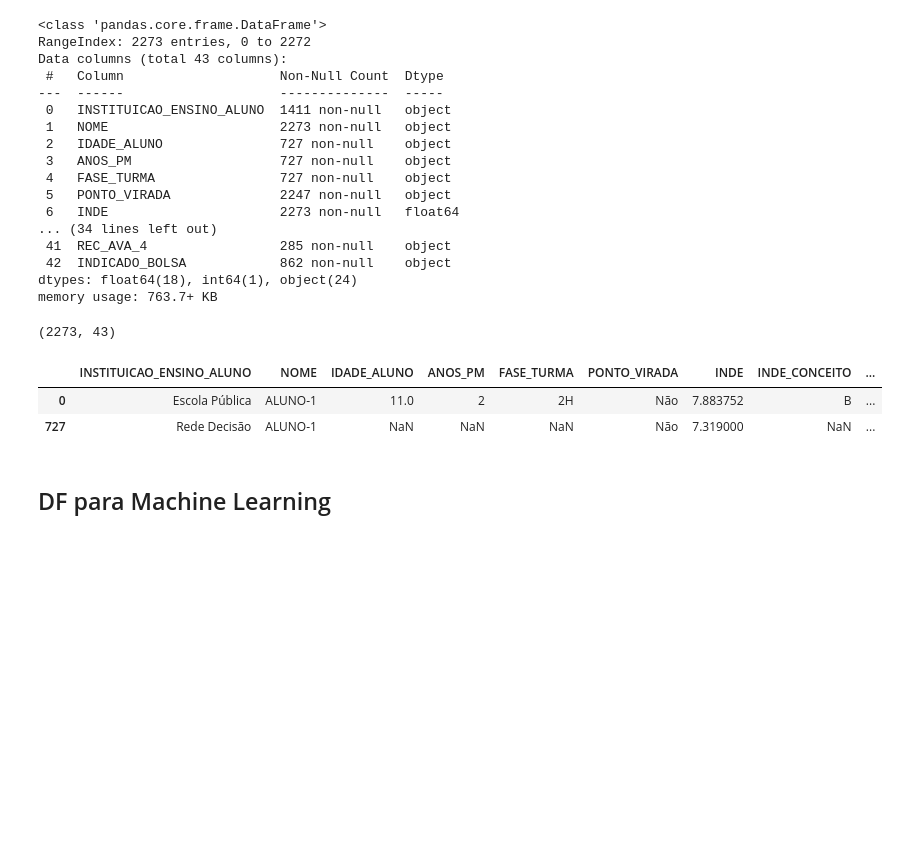
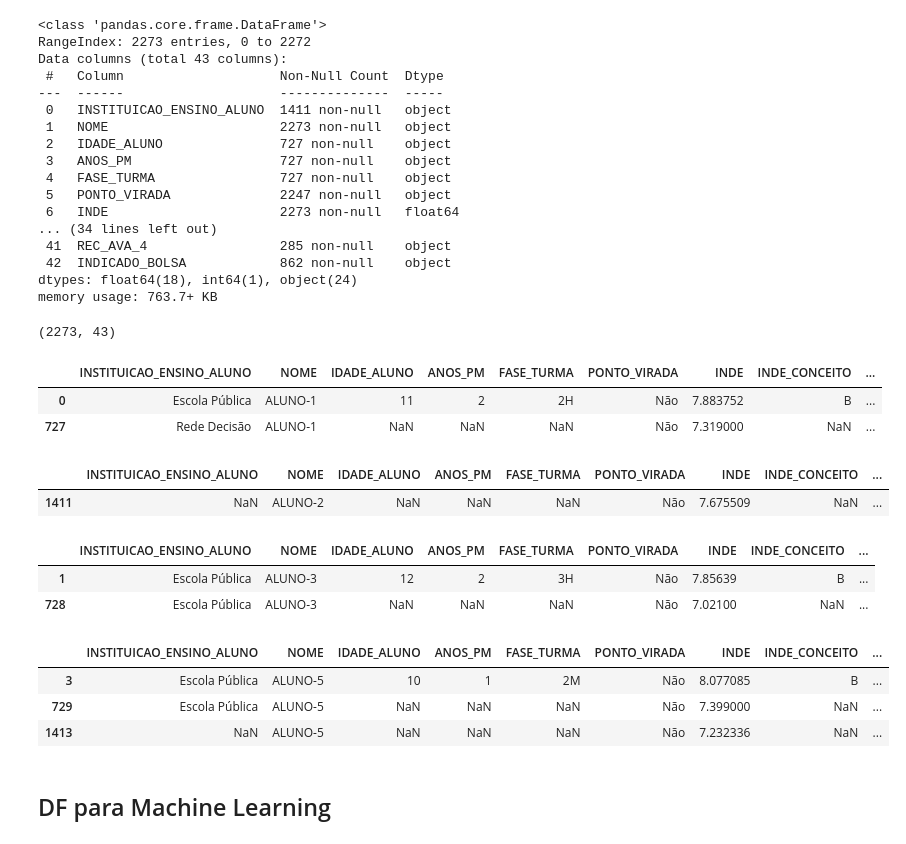
Before and after one commit to dhachcar/postech-tech-challenge-5, a Jupyter notebook: Tech_Challenge_5_Análise_Exploratória.ipynb, the cells around one changed output. Saved outputs shown, nothing was run; the diff lists cells and outputs as text; code cells hidden in the pictures; blank space fills up the shorter version.

```diff
--- a/Tech_Challenge_5_Análise_Exploratória.ipynb
+++ b/Tech_Challenge_5_Análise_Exploratória.ipynb
@@ -7,7 +7,7 @@ import matplotlib.pyplot as plt
 from typing import Tuple
 # %%
 pd.set_option('display.max_columns', None)
-df = pd.read_csv('/content/dataset_passos_magicos.csv', sep=';')
+df = pd.read_csv('/content/original_dataset_passos_magicos.csv', sep=';')
 df.head()
 # %% [output]
 |  | INSTITUICAO_ENSINO_ALUNO_2020 | NOME | IDADE_ALUNO_2020 | ANOS_PM_2020 | FASE_TURMA_2020 | PONTO_VIRADA_2020 | ... |
@@ -359,12 +350,34 @@ memory usage: 763.7+ KB
 df_concat.shape
 # %% [output]
 (2273, 43)
-# %%
-df_concat[df_concat['NOME'] == 'ALUNO-1']
-# %% [output]
-|  | INSTITUICAO_ENSINO_ALUNO | NOME | IDADE_ALUNO | ANOS_PM | FASE_TURMA | PONTO_VIRADA | INDE | INDE_CONCEITO | ... |
-| 0 | Escola Pública | ALUNO-1 | 11.0 | 2 | 2H | Não | 7.883752 | B | ... |
-| 727 | Rede Decisão | ALUNO-1 | NaN | NaN | NaN | Não | 7.319000 | NaN | ... |
+# %%
+# aqui só deve mostrar 2 linhas! o ALUNO-1 só possui dados em 2020 e 2021
+df_concat[df_concat['NOME'] == 'ALUNO-1']
+# %% [output]
+|  | INSTITUICAO_ENSINO_ALUNO | NOME | IDADE_ALUNO | ANOS_PM | FASE_TURMA | PONTO_VIRADA | INDE | INDE_CONCEITO | ... |
+| 0 | Escola Pública | ALUNO-1 | 11 | 2 | 2H | Não | 7.883752 | B | ... |
+| 727 | Rede Decisão | ALUNO-1 | NaN | NaN | NaN | Não | 7.319000 | NaN | ... |
+# %%
+# aqui só deve mostrar 1 linha! o ALUNO-2 só possui dados em 2022
+df_concat[df_concat['NOME'] == 'ALUNO-2']
+# %% [output]
+|  | INSTITUICAO_ENSINO_ALUNO | NOME | IDADE_ALUNO | ANOS_PM | FASE_TURMA | PONTO_VIRADA | INDE | INDE_CONCEITO | ... |
+| 1411 | NaN | ALUNO-2 | NaN | NaN | NaN | Não | 7.675509 | NaN | ... |
+# %%
+# aqui só deve mostrar 2 linhas! o ALUNO-3 possui dados em 2020 e 2021
+df_concat[df_concat['NOME'] == 'ALUNO-3']
+# %% [output]
+|  | INSTITUICAO_ENSINO_ALUNO | NOME | IDADE_ALUNO | ANOS_PM | FASE_TURMA | PONTO_VIRADA | INDE | INDE_CONCEITO | ... |
+| 1 | Escola Pública | ALUNO-3 | 12 | 2 | 3H | Não | 7.85639 | B | ... |
+| 728 | Escola Pública | ALUNO-3 | NaN | NaN | NaN | Não | 7.02100 | NaN | ... |
+# %%
+# aqui deve as 3 linhas, uma para cada ano! o ALUNO-5 possui dados em 2020, 2021 e 2022
+df_concat[df_concat['NOME'] == 'ALUNO-5']
+# %% [output]
+|  | INSTITUICAO_ENSINO_ALUNO | NOME | IDADE_ALUNO | ANOS_PM | FASE_TURMA | PONTO_VIRADA | INDE | INDE_CONCEITO | ... |
+| 3 | Escola Pública | ALUNO-5 | 10 | 1 | 2M | Não | 8.077085 | B | ... |
+| 729 | Escola Pública | ALUNO-5 | NaN | NaN | NaN | Não | 7.399000 | NaN | ... |
+| 1413 | NaN | ALUNO-5 | NaN | NaN | NaN | Não | 7.232336 | NaN | ... |
 # %% [markdown]
 ## DF para Machine Learning
 # %%
```
Also changed, not shown: parts of 3 cells of this notebook.
